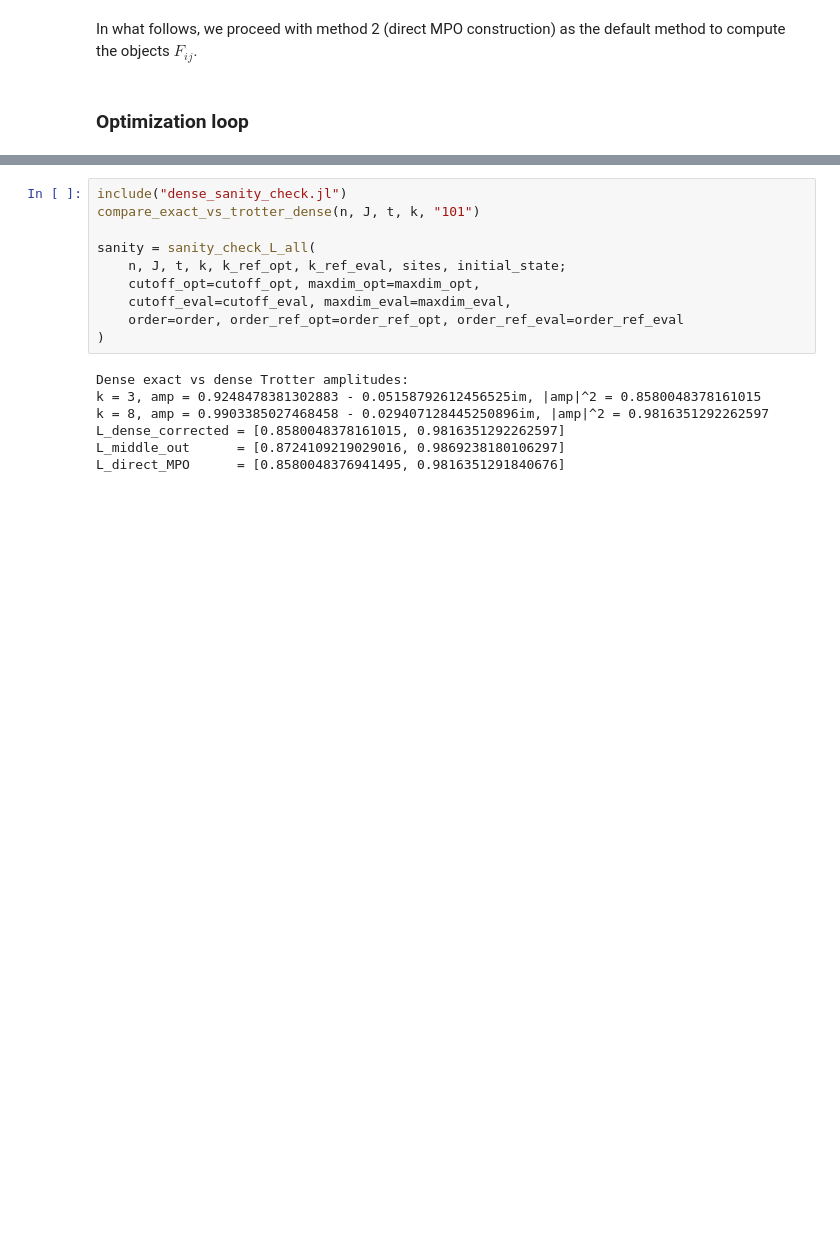
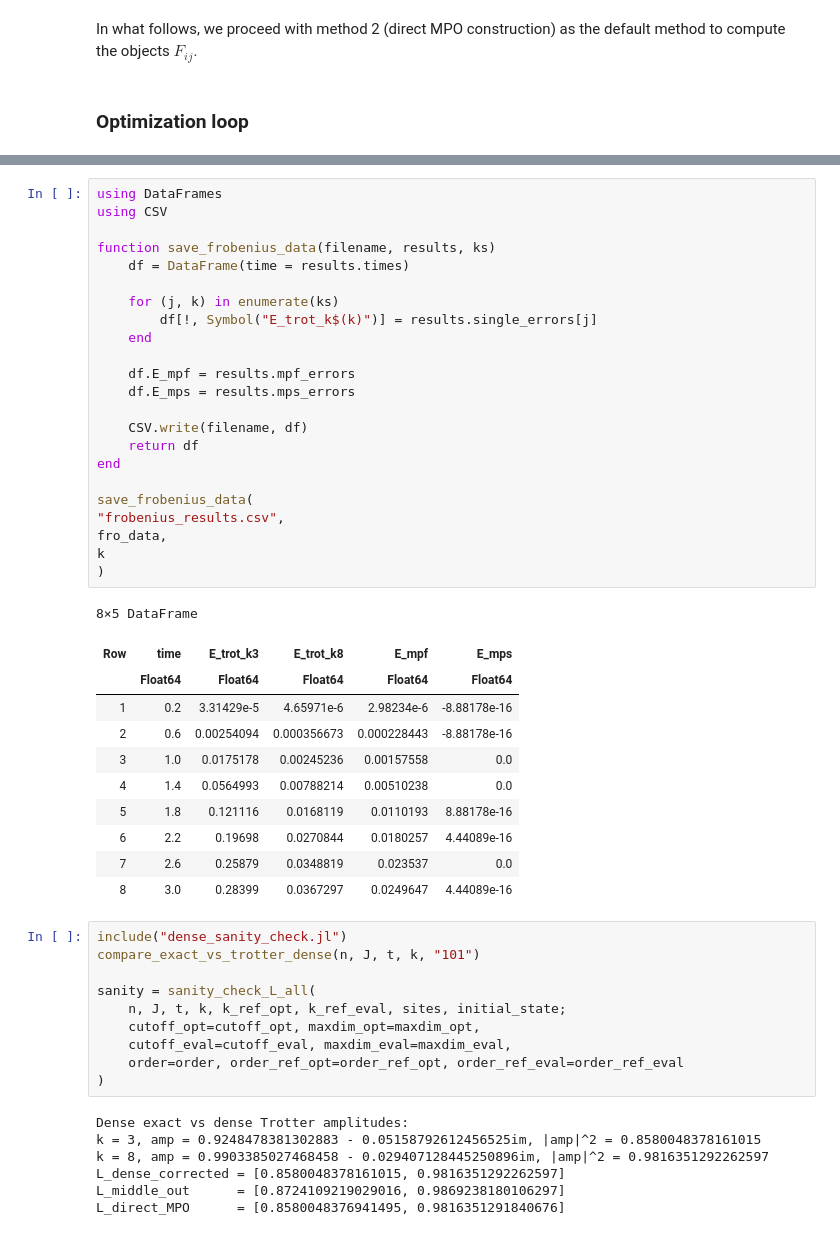
Before and after one commit to bentirher/dmpf_dissipation, a Jupyter notebook: cqs/checking_MOC.ipynb, the cells around one changed output, grey strips where cells are left out. Cells and saved outputs as stored; diff of their text form; blank space fills up the shorter version.

Commit message:
retrieve results for ruben

```diff
--- a/cqs/checking_MOC.ipynb
+++ b/cqs/checking_MOC.ipynb
@@ -171,3 +171,38 @@ display(plt)
+# %%
+using DataFrames
+using CSV
+
+function save_frobenius_data(filename, results, ks)
+    df = DataFrame(time = results.times)
+
+    for (j, k) in enumerate(ks)
+        df[!, Symbol("E_trot_k$(k)")] = results.single_errors[j]
+    end
+
+    df.E_mpf = results.mpf_errors
+    df.E_mps = results.mps_errors
+
+    CSV.write(filename, df)
+    return df
+end
+
+save_frobenius_data(
+"frobenius_results.csv",
+fro_data,
+k
+)
+# %% [output]
+8×5 DataFrame
+| Row | time | E_trot_k3 | E_trot_k8 | E_mpf | E_mps |
+|  | Float64 | Float64 | Float64 | Float64 | Float64 |
+| 1 | 0.2 | 3.31429e-5 | 4.65971e-6 | 2.98234e-6 | -8.88178e-16 |
+| 2 | 0.6 | 0.00254094 | 0.000356673 | 0.000228443 | -8.88178e-16 |
+| 3 | 1.0 | 0.0175178 | 0.00245236 | 0.00157558 | 0.0 |
+| 4 | 1.4 | 0.0564993 | 0.00788214 | 0.00510238 | 0.0 |
+| 5 | 1.8 | 0.121116 | 0.0168119 | 0.0110193 | 8.88178e-16 |
+| 6 | 2.2 | 0.19698 | 0.0270844 | 0.0180257 | 4.44089e-16 |
+| 7 | 2.6 | 0.25879 | 0.0348819 | 0.023537 | 0.0 |
+| 8 | 3.0 | 0.28399 | 0.0367297 | 0.0249647 | 4.44089e-16 |
 # %%
 include("dense_sanity_check.jl")
 compare_exact_vs_trotter_dense(n, J, t, k, "101")
```
Also changed, not shown: parts of 2 cells of this notebook, 1 other file.
